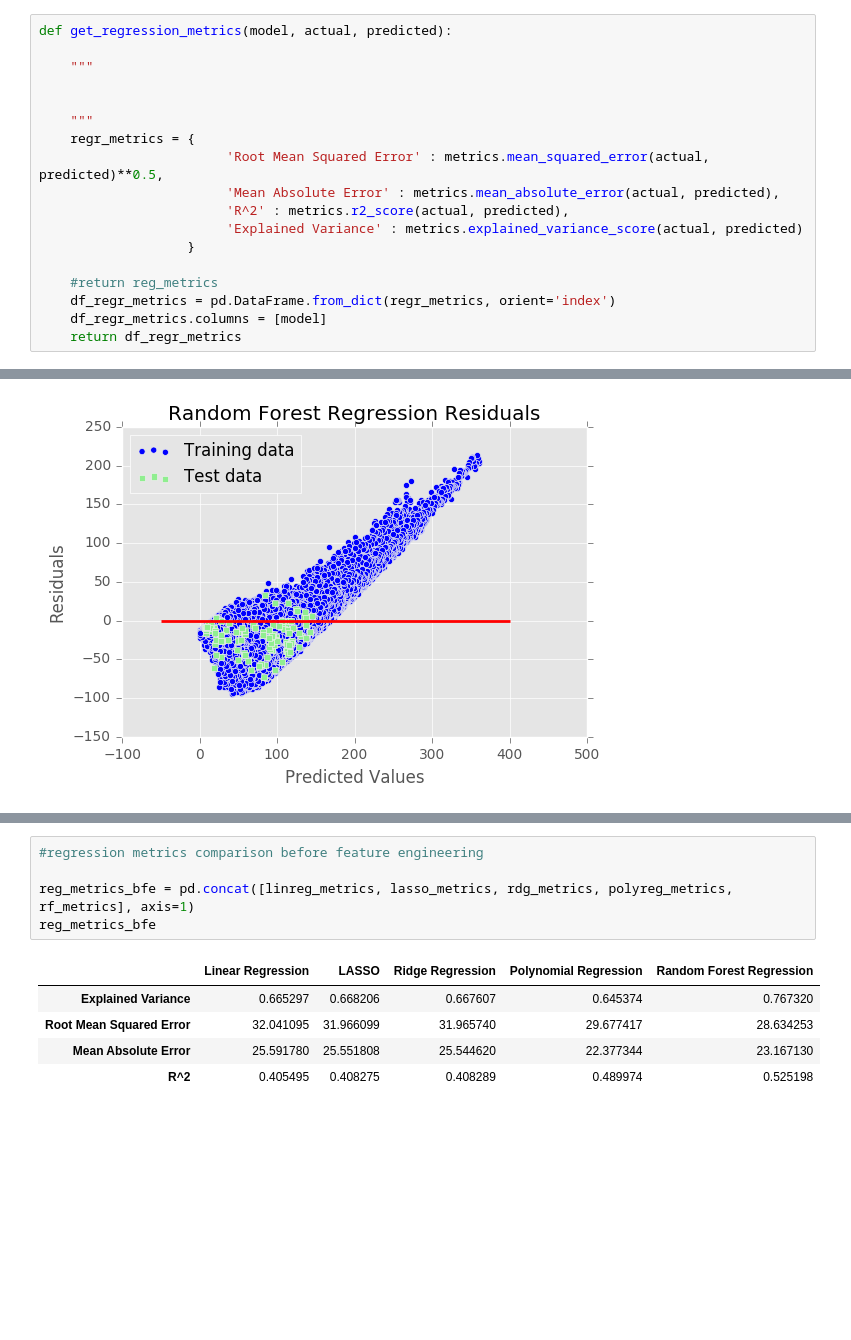
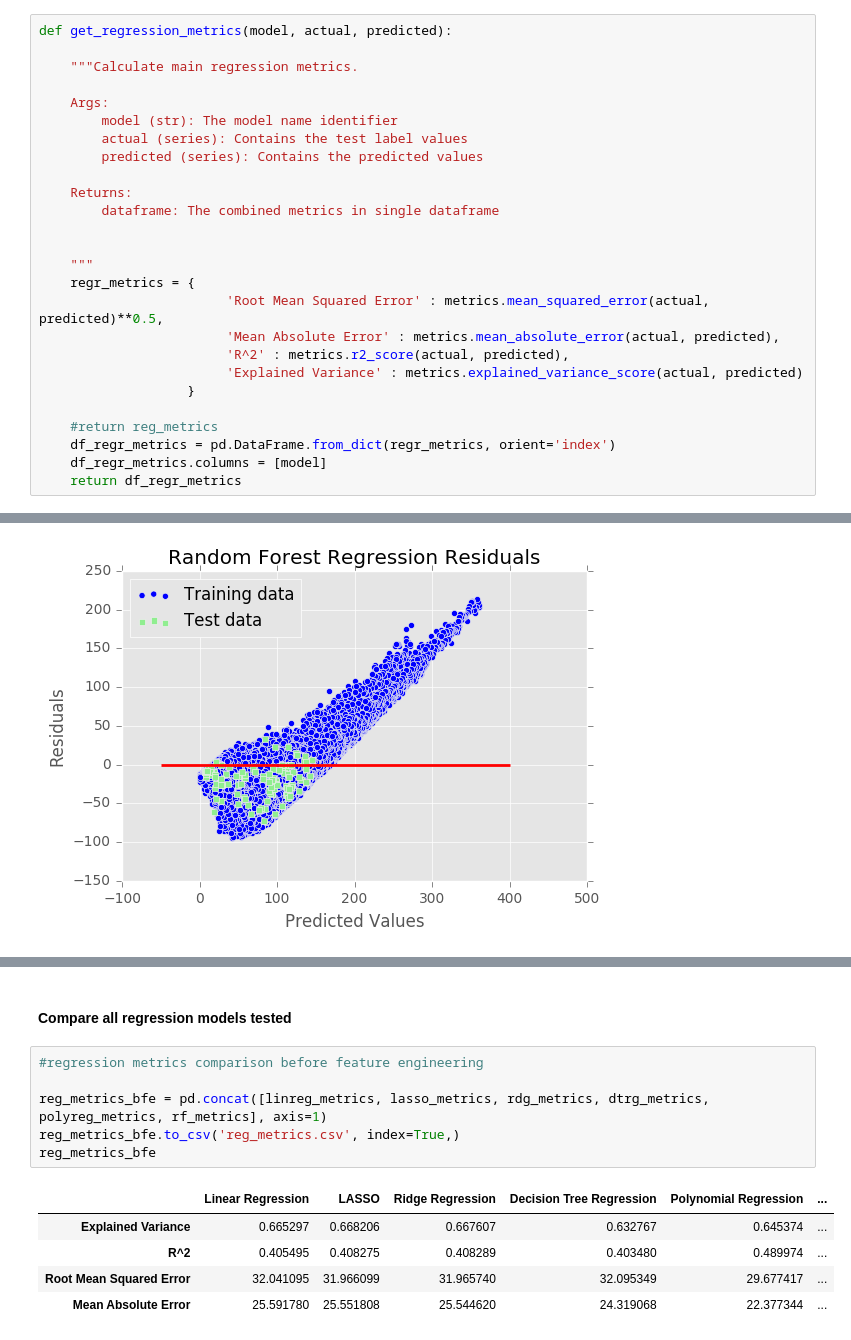
Before and after one commit to Samimust/predictive-maintenance, a Jupyter notebook: Model Selection - Regression.ipynb, the cells around one changed output, grey strips where cells are left out. Drawn from its saved outputs; the diff is of its cells as text; blank space fills up the shorter version.

```diff
--- a/Model Selection - Regression.ipynb
+++ b/Model Selection - Regression.ipynb
@@ -72,7 +77,15 @@ y_test = df_test['ttf']
 # %%
 def get_regression_metrics(model, actual, predicted):
 
-    """
+    """Calculate main regression metrics.
+
+    Args:
+        model (str): The model name identifier
+        actual (series): Contains the test label values
+        predicted (series): Contains the predicted values
+
+    Returns:
+        dataframe: The combined metrics in single dataframe
 
 
     """
@@ -381,12 +456,15 @@ plot_residual('Random Forest Regression', y_train_predict, y_train, y_test_predi
+# %% [markdown]
+#### Compare all regression models tested
 # %%
 #regression metrics comparison before feature engineering
 
-reg_metrics_bfe = pd.concat([linreg_metrics, lasso_metrics, rdg_metrics, polyreg_metrics, rf_metrics], axis=1)
+reg_metrics_bfe = pd.concat([linreg_metrics, lasso_metrics, rdg_metrics, dtrg_metrics, polyreg_metrics, rf_metrics], axis=1)
+reg_metrics_bfe.to_csv('reg_metrics.csv', index=True,)
 reg_metrics_bfe
 # %% [output]
-|  | Linear Regression | LASSO | Ridge Regression | Polynomial Regression | Random Forest Regression |
-| Explained Variance | 0.665297 | 0.668206 | 0.667607 | 0.645374 | 0.767320 |
-| Root Mean Squared Error | 32.041095 | 31.966099 | 31.965740 | 29.677417 | 28.634253 |
-| Mean Absolute Error | 25.591780 | 25.551808 | 25.544620 | 22.377344 | 23.167130 |
-| R^2 | 0.405495 | 0.408275 | 0.408289 | 0.489974 | 0.525198 |
+|  | Linear Regression | LASSO | Ridge Regression | Decision Tree Regression | Polynomial Regression | ... |
+| Explained Variance | 0.665297 | 0.668206 | 0.667607 | 0.632767 | 0.645374 | ... |
+| R^2 | 0.405495 | 0.408275 | 0.408289 | 0.403480 | 0.489974 | ... |
+| Root Mean Squared Error | 32.041095 | 31.966099 | 31.965740 | 32.095349 | 29.677417 | ... |
+| Mean Absolute Error | 25.591780 | 25.551808 | 25.544620 | 24.319068 | 22.377344 | ... |
 # %% [markdown]
```
Also changed, not shown: parts of 30 cells of this notebook.
